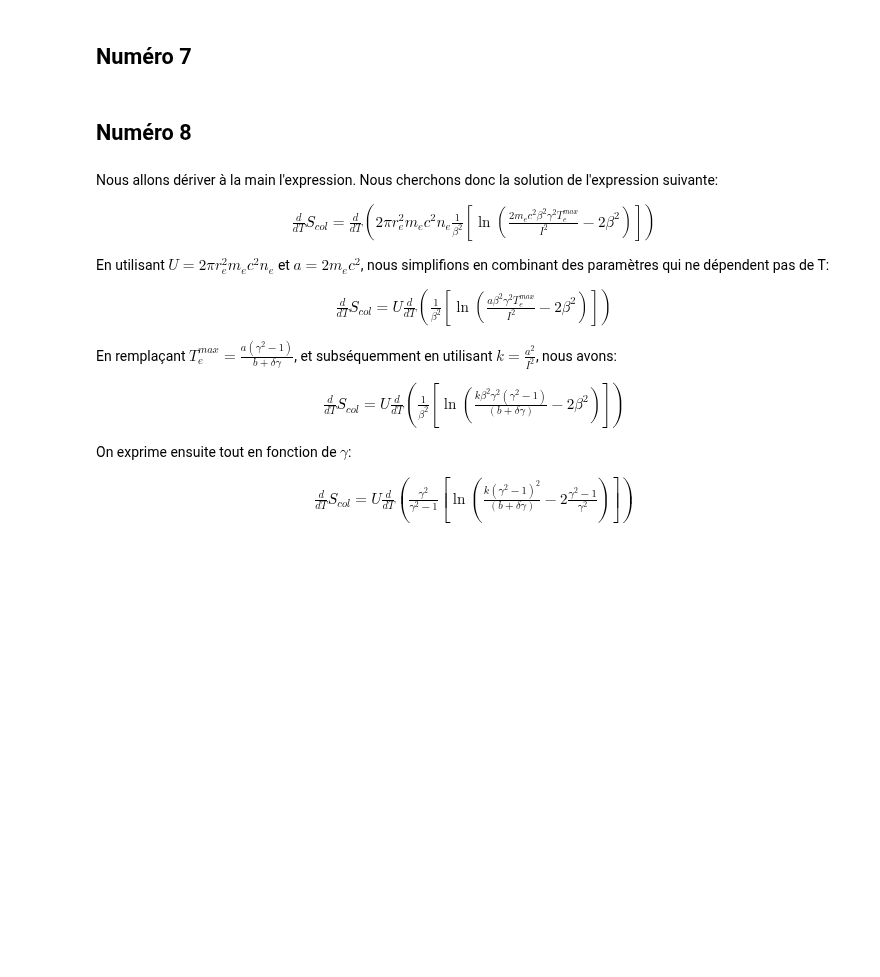
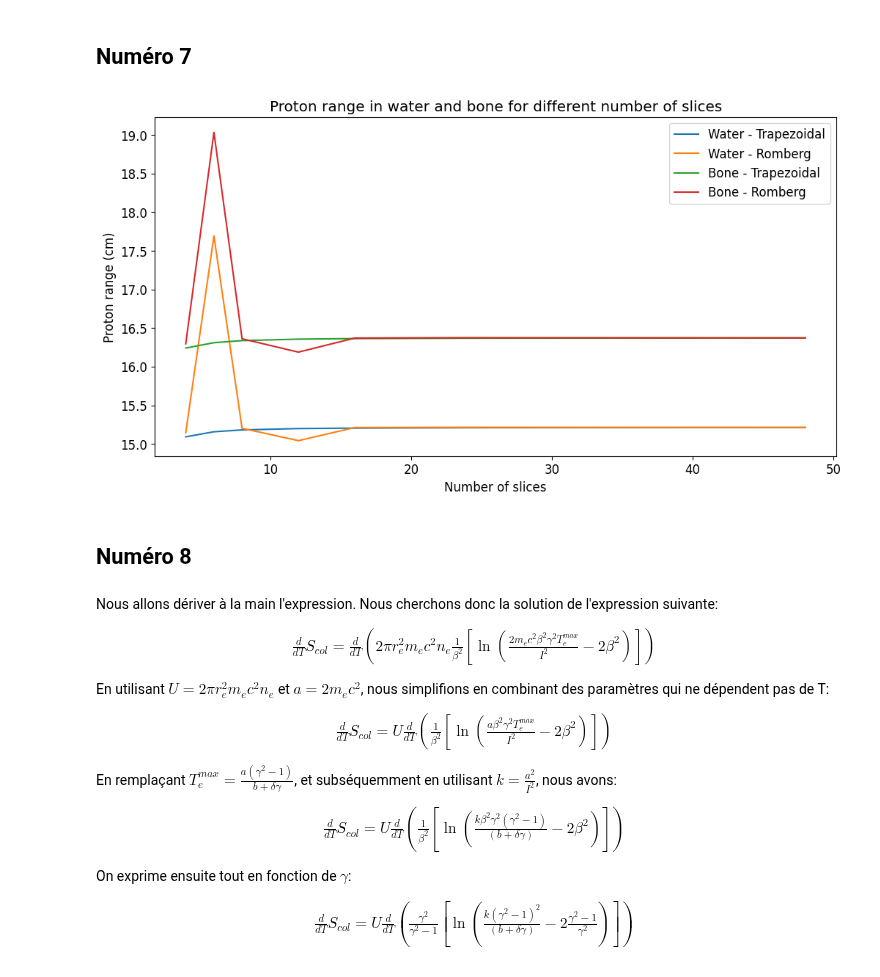
Before and after one commit to thcha67/tp_phys_num, a Jupyter notebook: tp1/tp1.ipynb, the cells around one changed output. Cells and saved outputs as stored; diff of their text form; code cells hidden in the pictures; blank space fills up the shorter version.

```diff
--- a/tp1/tp1.ipynb
+++ b/tp1/tp1.ipynb
@@ -344,5 +342,41 @@ Valeur calculée de la portée du proton ayant une énergie de 150.000000 MeV da
 # %% [markdown]
 ## Numéro 7
+# %%
+# Due to our sample rate we are stuck with those slices number
+n_slice_selection = [4,6,8,12,16,24,48]
+
+water_integration_results_trapezoidal = []
+water_integration_results_romberg = []
+bone_integration_results_trapezoidal = []
+bone_integration_results_romberg = []
+
+for n_slice in n_slice_selection:
+    water_integration_results_trapezoidal.append(trapezoidal_integration(water.total_stoping_power[:energy_indice,0],
+                                                                         water.total_stoping_power[:energy_indice,1]** -1,
+                                                                         n_slice = n_slice))
+    water_integration_results_romberg.append(romberg_integration(water.total_stoping_power[:energy_indice,0],
+                                                                 water.total_stoping_power[:energy_indice,1]** -1,
+                                                                 n_slice = n_slice))
+    bone_integration_results_trapezoidal.append(trapezoidal_integration(bone.total_stoping_power[:energy_indice,0],
+                                                                        bone.total_stoping_power[:energy_indice,1]** -1,
+                                                                        n_slice = n_slice))
+    bone_integration_results_romberg.append(romberg_integration(bone.total_stoping_power[:energy_indice,0],
+                                                                bone.total_stoping_power[:energy_indice,1]** -1,
+                                                                n_slice = n_slice))
+
+# We plot the results
+plt.figure(figsize=(12, 6))
+plt.plot(n_slice_selection, water_integration_results_trapezoidal, label="Water - Trapezoidal")
+plt.plot(n_slice_selection, water_integration_results_romberg, label="Water - Romberg")
+plt.plot(n_slice_selection, bone_integration_results_trapezoidal, label="Bone - Trapezoidal")
+plt.plot(n_slice_selection, bone_integration_results_romberg, label="Bone - Romberg")
+plt.xlabel("Number of slices")
+plt.ylabel("Proton range (cm)")
+plt.title("Proton range in water and bone for different number of slices")
+plt.legend()
+plt.show()
+# %% [output]
+[figure, added]
 # %% [markdown]
 ## Numéro 8
 # %% [markdown]
```
Also changed, not shown: parts of 1 cell of this notebook.
